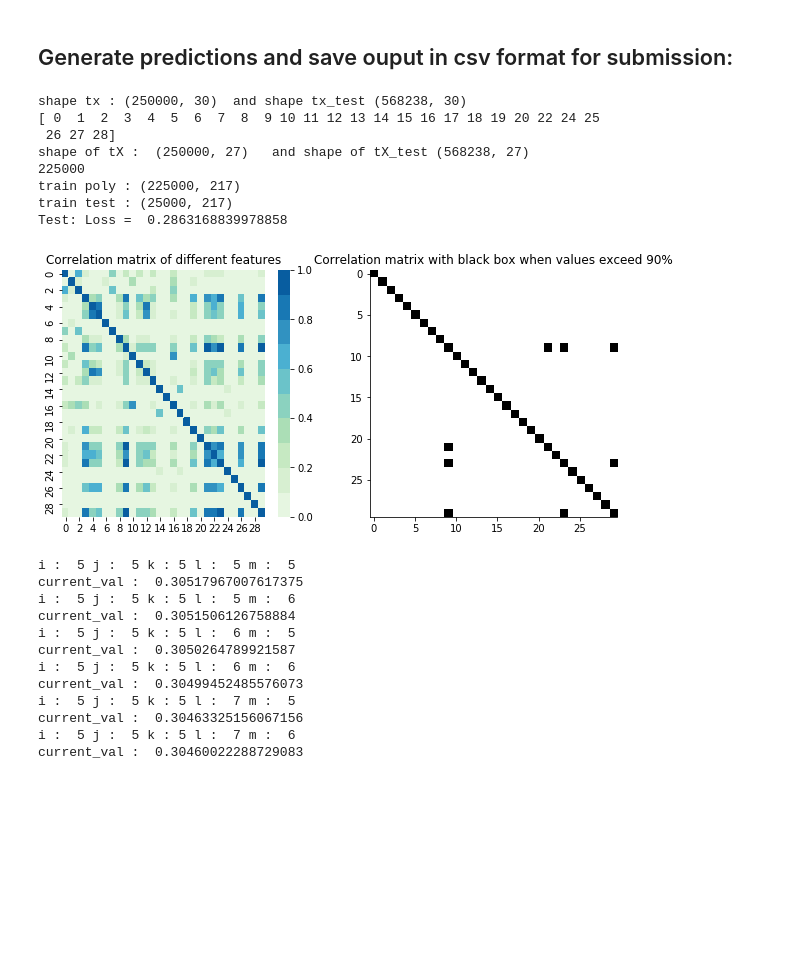
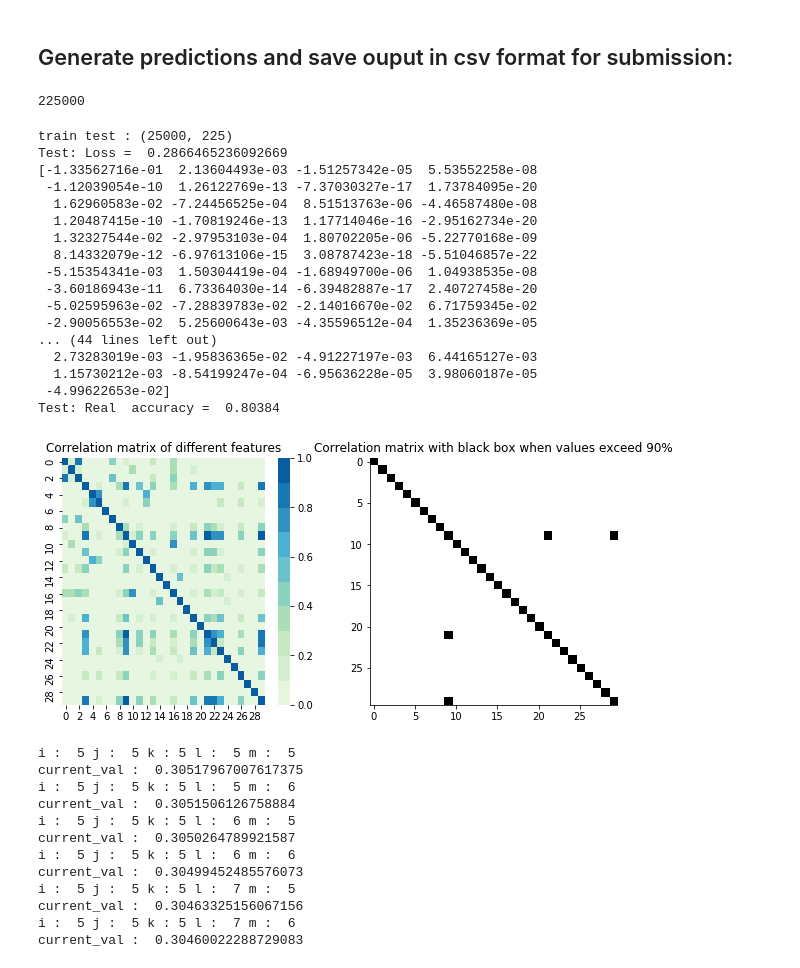
Before and after one commit to Walterieux/ML, a Jupyter notebook: scripts/project1.ipynb, the cells around one changed output. Cells and saved outputs as stored; diff of their text form; code cells hidden in the pictures; blank space fills up the shorter version.

```diff
--- a/scripts/project1.ipynb
+++ b/scripts/project1.ipynb
@@ -137,13 +130,15 @@ DATA_TEST_PATH = '../data/test.csv' # TODO: download train data and supply path
 _, tX_test1, ids_test = load_csv_data(DATA_TEST_PATH)
 # %%
 #tX,tX_test=replace_999_data_elem(tX,tX_test)
-print("shape tx :",np.shape(tX), " and shape tx_test", np.shape(tX_test1))
+lambda_ = 0.001
+
 
 #tX_1,tX_test=replace_999_data_elem(tX,tX_test1)
 tX_1=replace_999_data_elem(tX)
+
+
 features=get_uncorellated_features(tX_1)
 tX_test=replace_999_data_elem(tX_test1)
-print(features)
 #### on prend que les features importants pas ceux qui sont correlés à plus de 90% avec les autres
 tX_1=tX_1[:,features]
 
@@ -162,43 +157,60 @@ cmap = sns.color_palette("GnBu", 10)
 sns.heatmap(calculateCovariance(replace_999_data_elem(tX),0), cmap=cmap, vmin=0)
 #plt.imshow(calculateCovariance(tX,1), cmap='Greys',  interpolation='nearest')
 
 ax1 = plt.subplot(2, 2, 2)
 plt.title("Correlation matrix with black box when values exceed 90%")
 # data can include the colors
 plt.imshow(calculateCovariance(replace_999_data_elem(tX),True), cmap='Greys',  interpolation='nearest')
 
 # Remove the top and right axes from the data plot
 ax1.spines['right'].set_visible(False)
 ax1.spines['top'].set_visible(False)
-print("shape of tX : ", np.shape(tX_1) ,"  and shape of tX_test",np.shape(tX_test))
 
 #creation of segmentation train and train_test 90% / 10%
 y_train,y_train_test,tx_train,tx_train_test=data_train_test(y,tX_1,0.90)
 
 #calculate of the weights with the train part
 #tx_train_poly=build_poly(tx_train,5)
 tX_train_poly=build_poly_variance(tx_train,0,8,8,8,8,8)
-print("train poly :" ,np.shape(tX_train_poly))
+
+features_poly=get_uncorellated_features(tX_train_poly)
+#print("shape tX_train_poly :",np.shape(tX_train_poly))
+#tX_train_poly=tX_train_poly[:,features_poly]
+#print("shape tX_train_poly after :",np.shape(tX_train_poly))
+
+
 weights, loss = ridge_regression(y_train, tX_train_poly, lambda_)
 #tX_train_test_poly=build_poly(tx_train_test,5)
 tX_train_test_poly=build_poly_variance(tx_train_test,0,8,8,8,8,8)
+#tX_train_test_poly=tX_train_test_poly[:,features_poly]
 print("train test :", np.shape(tX_train_test_poly))
 print("Test: Loss = ", compute_loss(y_train_test, tX_train_test_poly, weights))
+print("Test: Real  accuracy = ", compute_loss_binary(y_train_test,tX_train_test_poly,weights))
 
 
 tX_test_poly = build_poly_variance(tX_test,0,8,8,8,8,8)
 #0.28631
 #0.2853
 # %% [output]
-shape tx : (250000, 30)  and shape tx_test (568238, 30)
-[ 0  1  2  3  4  5  6  7  8  9 10 11 12 13 14 15 16 17 18 19 20 22 24 25
- 26 27 28]
-shape of tX :  (250000, 27)   and shape of tX_test (568238, 27)
 225000
-train poly : (225000, 217)
-train test : (25000, 217)
-Test: Loss =  0.2863168839978858
+train test : (25000, 225)
+Test: Loss =  0.2866465236092669
+[-1.33562716e-01  2.13604493e-03 -1.51257342e-05  5.53552258e-08
+ -1.12039054e-10  1.26122769e-13 -7.37030327e-17  1.73784095e-20
+  1.62960583e-02 -7.24456525e-04  8.51513763e-06 -4.46587480e-08
+  1.20487415e-10 -1.70819246e-13  1.17714046e-16 -2.95162734e-20
+  1.32327544e-02 -2.97953103e-04  1.80702205e-06 -5.22770168e-09
+  8.14332079e-12 -6.97613106e-15  3.08787423e-18 -5.51046857e-22
+ -5.15354341e-03  1.50304419e-04 -1.68949700e-06  1.04938535e-08
+ -3.60186943e-11  6.73364030e-14 -6.39482887e-17  2.40727458e-20
+ -5.02595963e-02 -7.28839783e-02 -2.14016670e-02  6.71759345e-02
+ -2.90056553e-02  5.25600643e-03 -4.35596512e-04  1.35236369e-05
+... (44 lines left out)
+  2.73283019e-03 -1.95836365e-02 -4.91227197e-03  6.44165127e-03
+  1.15730212e-03 -8.54199247e-04 -6.95636228e-05  3.98060187e-05
+ -4.99622653e-02]
+Test: Real  accuracy =  0.80384
-[figure, old version]
+[figure, new version]
 # %%
 OUTPUT_PATH = '../data/result.csv' # TODO: fill in desired name of output file for submission
 y_pred = predict_labels(weights, tX_test_poly)
```
Also changed, not shown: parts of 7 cells of this notebook, 1 other file.
